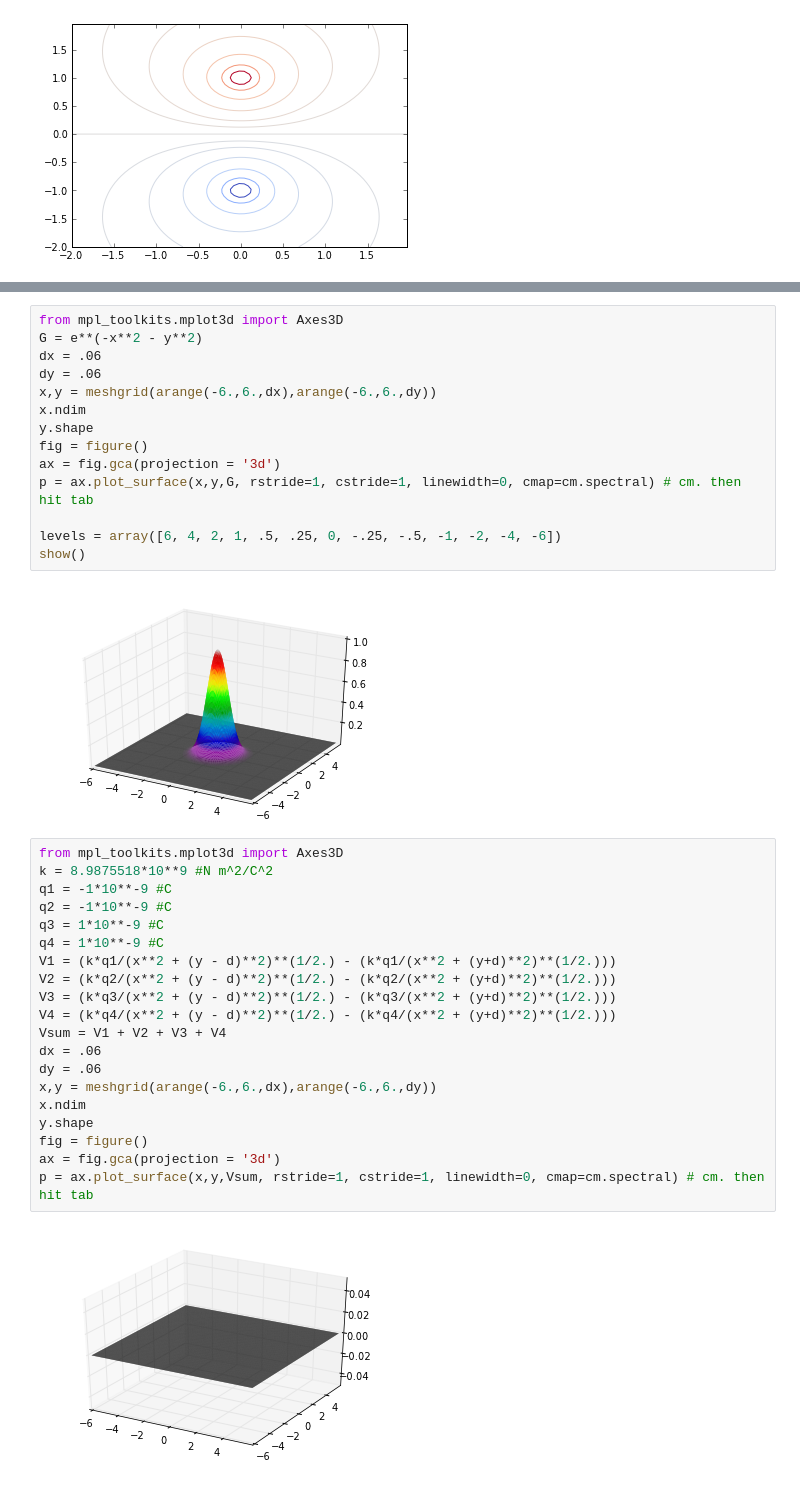
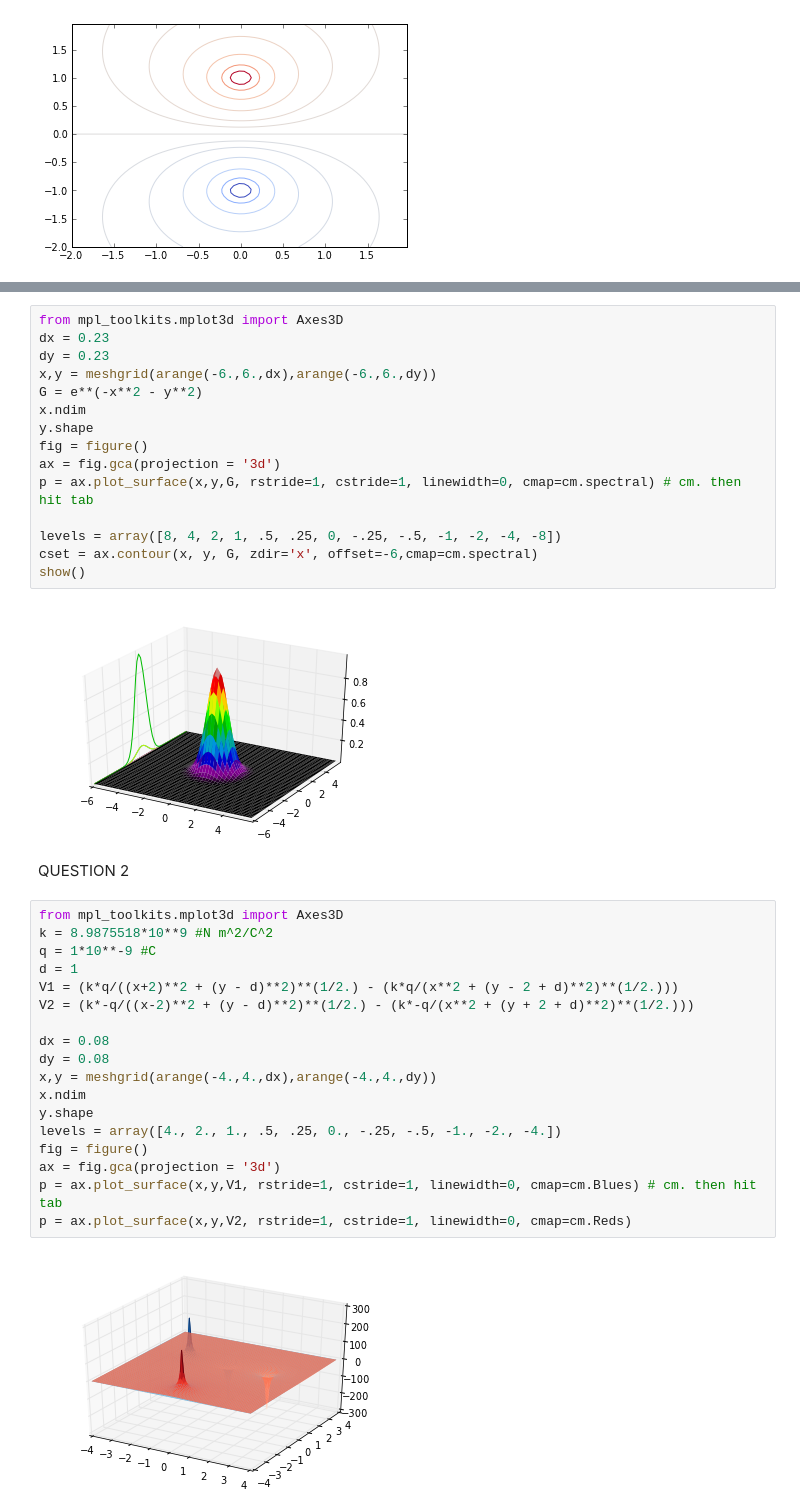
Before and after one commit to jruncoPHYS202/PHYS202-S13, a Jupyter notebook: week4/3DPlottingAndFunctions.ipynb, the cells around one changed output, grey strips where cells are left out. Cells and saved outputs as stored; diff of their text form.

```diff
--- a/week4/3DPlottingAndFunctions.ipynb
+++ b/week4/3DPlottingAndFunctions.ipynb
@@ -70,39 +71,40 @@ G(x,y) = e^{-x^{2}-y^{2}}
 \end{equation}
 # %%
 from mpl_toolkits.mplot3d import Axes3D
+dx = 0.23
+dy = 0.23
+x,y = meshgrid(arange(-6.,6.,dx),arange(-6.,6.,dy))
 G = e**(-x**2 - y**2)
-dx = .06
-dy = .06
-x,y = meshgrid(arange(-6.,6.,dx),arange(-6.,6.,dy))
 x.ndim
 y.shape
 fig = figure()
 ax = fig.gca(projection = '3d')
 p = ax.plot_surface(x,y,G, rstride=1, cstride=1, linewidth=0, cmap=cm.spectral) # cm. then hit tab
 
-levels = array([6, 4, 2, 1, .5, .25, 0, -.25, -.5, -1, -2, -4, -6])
+levels = array([8, 4, 2, 1, .5, .25, 0, -.25, -.5, -1, -2, -4, -8])
+cset = ax.contour(x, y, G, zdir='x', offset=-6,cmap=cm.spectral)
 show()
 # %% [output]
-[figure, old version]
+[figure, new version]
+# %% [markdown]
+QUESTION 2
 # %%
 from mpl_toolkits.mplot3d import Axes3D
 k = 8.9875518*10**9 #N m^2/C^2
-q1 = -1*10**-9 #C
-q2 = -1*10**-9 #C
-q3 = 1*10**-9 #C
-q4 = 1*10**-9 #C
-V1 = (k*q1/(x**2 + (y - d)**2)**(1/2.) - (k*q1/(x**2 + (y+d)**2)**(1/2.)))
-V2 = (k*q2/(x**2 + (y - d)**2)**(1/2.) - (k*q2/(x**2 + (y+d)**2)**(1/2.)))
-V3 = (k*q3/(x**2 + (y - d)**2)**(1/2.) - (k*q3/(x**2 + (y+d)**2)**(1/2.)))
-V4 = (k*q4/(x**2 + (y - d)**2)**(1/2.) - (k*q4/(x**2 + (y+d)**2)**(1/2.)))
-Vsum = V1 + V2 + V3 + V4
-dx = .06
-dy = .06
-x,y = meshgrid(arange(-6.,6.,dx),arange(-6.,6.,dy))
+q = 1*10**-9 #C
+d = 1
+V1 = (k*q/((x+2)**2 + (y - d)**2)**(1/2.) - (k*q/(x**2 + (y - 2 + d)**2)**(1/2.)))
+V2 = (k*-q/((x-2)**2 + (y - d)**2)**(1/2.) - (k*-q/(x**2 + (y + 2 + d)**2)**(1/2.)))
+
+dx = 0.08
+dy = 0.08
+x,y = meshgrid(arange(-4.,4.,dx),arange(-4.,4.,dy))
 x.ndim
 y.shape
+levels = array([4., 2., 1., .5, .25, 0., -.25, -.5, -1., -2., -4.])
 fig = figure()
 ax = fig.gca(projection = '3d')
-p = ax.plot_surface(x,y,Vsum, rstride=1, cstride=1, linewidth=0, cmap=cm.spectral) # cm. then hit tab
+p = ax.plot_surface(x,y,V1, rstride=1, cstride=1, linewidth=0, cmap=cm.Blues) # cm. then hit tab
+p = ax.plot_surface(x,y,V2, rstride=1, cstride=1, linewidth=0, cmap=cm.Reds)
 # %% [output]
-[figure, old version]
+[figure, new version]
```
Also changed, not shown: parts of 9 cells of this notebook.
